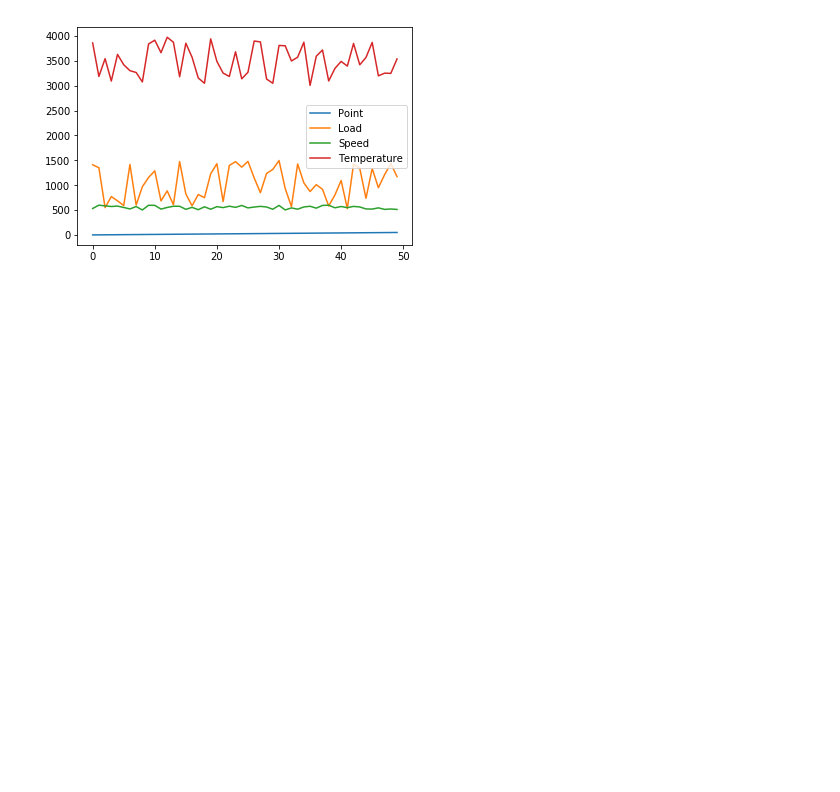
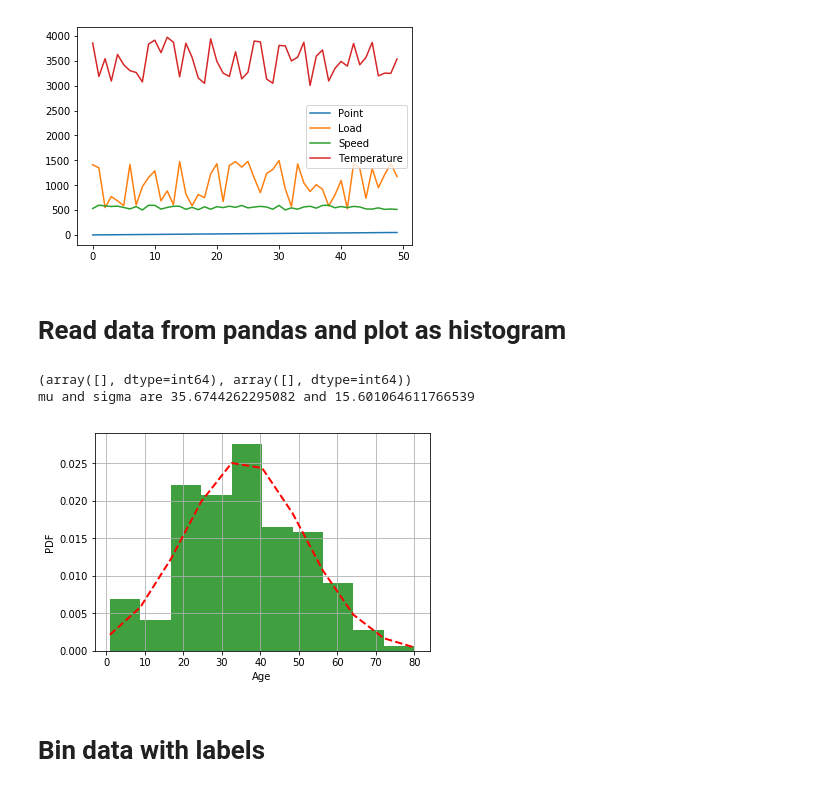
Before and after one commit to darinjoel/notebooks, a Jupyter notebook: Basic Pandas.ipynb, the cells around one changed output. Cells and saved outputs as stored; diff of their text form; code cells hidden in the pictures; blank space fills up the shorter version.

```diff
--- a/Basic Pandas.ipynb
+++ b/Basic Pandas.ipynb
@@ -54,3 +59,42 @@ df.plot()
 [figure]
 <matplotlib.axes._subplots.AxesSubplot at 0x...>
 [figure]
+# %% [markdown]
+# Read data from pandas and plot as histogram
+# %%
+# Import data with pandas
+train = pd.read_csv('train.csv')
+train.isnull()
+train = train.dropna(how='any')
+print(np.where(train.isnull()))
+
+P_id = train['PassengerId']
+P_Surv = train['Survived']
+P_class = train['Pclass']
+P_name = train['Name']
+P_sex = train['Sex']
+P_age = train['Age']
+
+(mu, sigma) = norm.fit(P_age)
+
+print(f"mu and sigma are {mu} and {sigma}")
+
+fig = plt.figure()
+n, bins, patches = plt.hist(P_age, bins='auto', density='true', facecolor='green', alpha=0.75)
+
+fit = mlab.normpdf(bins, mu, sigma)
+l = plt.plot(bins,fit, 'r--',linewidth=2)
+plt.xlabel('Age')
+plt.ylabel('PDF')
+
+#changeFigSize([10,6])
+plt.grid(True)
+plt.show()
+plt.close()
+train = []
+# %% [output]
+(array([], dtype=int64), array([], dtype=int64))
+mu and sigma are 35.6744262295082 and 15.601064611766539
+[figure, added]
+# %% [markdown]
+# Bin data with labels
```
Also changed, not shown: parts of 9 cells of this notebook.
